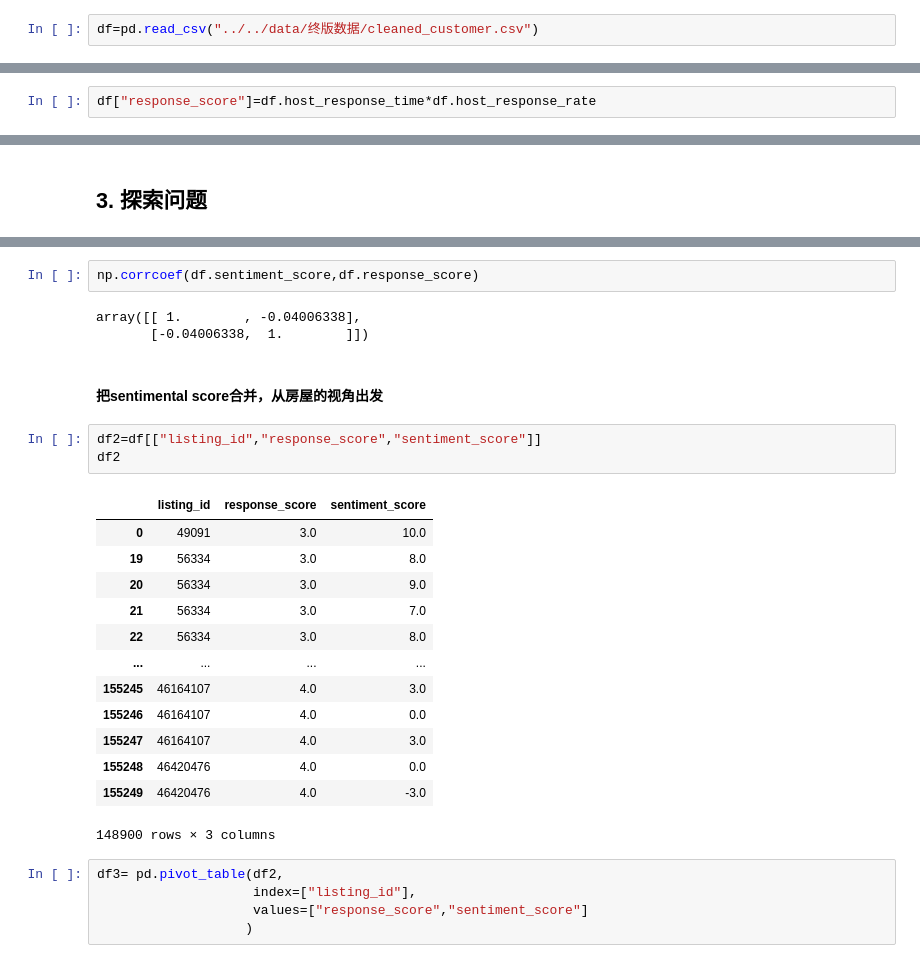
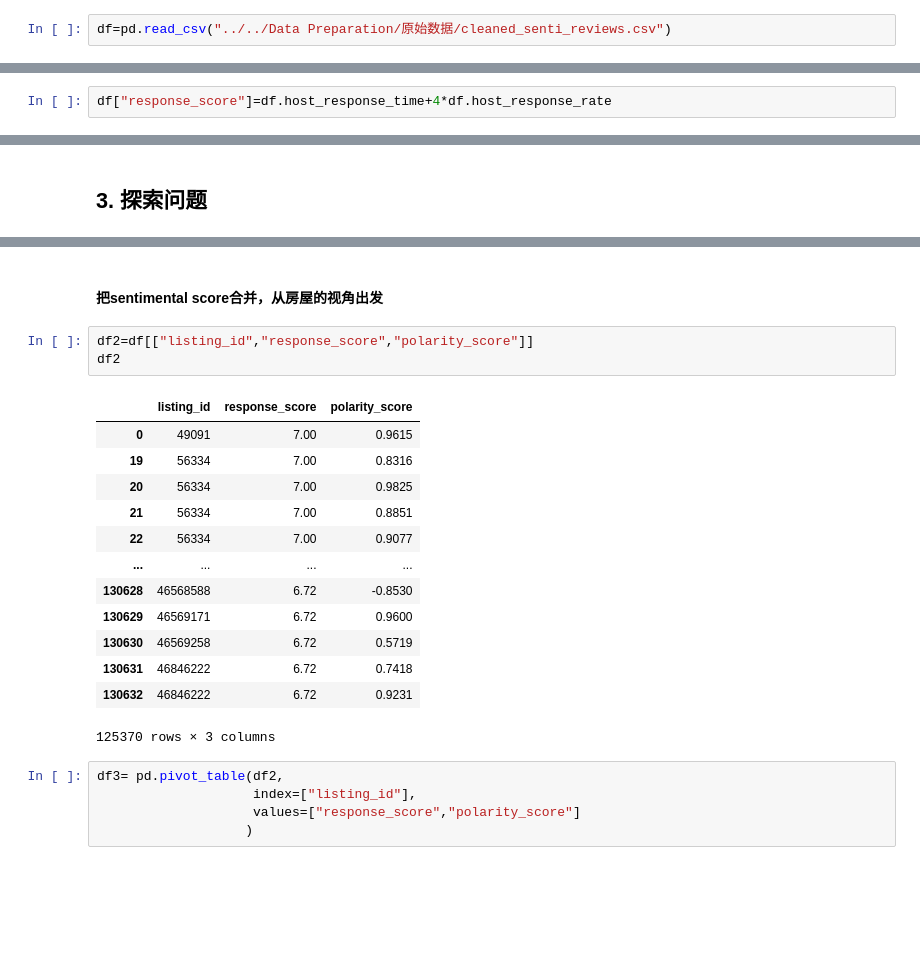
Before and after one commit to JT-H/Recommendation-System-for-Airbnb-Houses, a Jupyter notebook: EDA/Notebooks/EDA-3.ipynb, the cells around one changed output, grey strips where cells are left out. Saved outputs shown, nothing was run; the diff lists cells and outputs as text; blank space fills up the shorter version.

Commit message:
data update

```diff
--- a/EDA/Notebooks/EDA-3.ipynb
+++ b/EDA/Notebooks/EDA-3.ipynb
@@ -6,7 +6,7 @@
 import pandas as pd
 import numpy as np
 # %%
-df=pd.read_csv("../../data/终版数据/cleaned_customer.csv")
+df=pd.read_csv("../../Data Preparation/原始数据/cleaned_senti_reviews.csv")
 # %%
 df.shape
 # %% [output]
@@ -178,5 +161,5 @@ plt.show()
 # %%
-df["response_score"]=df.host_response_time*df.host_response_rate
+df["response_score"]=df.host_response_time+4*df.host_response_rate
 # %%
 df.response_score.value_counts()
 # %% [output]
@@ -218,31 +180,26 @@ plt.show()
-# %%
-np.corrcoef(df.sentiment_score,df.response_score)
-# %% [output]
-array([[ 1.        , -0.04006338],
-       [-0.04006338,  1.        ]])
 # %% [markdown]
 #### 把sentimental score合并，从房屋的视角出发
 # %%
-df2=df[["listing_id","response_score","sentiment_score"]]
+df2=df[["listing_id","response_score","polarity_score"]]
 df2
 # %% [output]
-|  | listing_id | response_score | sentiment_score |
-| 0 | 49091 | 3.0 | 10.0 |
-| 19 | 56334 | 3.0 | 8.0 |
-| 20 | 56334 | 3.0 | 9.0 |
-| 21 | 56334 | 3.0 | 7.0 |
-| 22 | 56334 | 3.0 | 8.0 |
+|  | listing_id | response_score | polarity_score |
+| 0 | 49091 | 7.00 | 0.9615 |
+| 19 | 56334 | 7.00 | 0.8316 |
+| 20 | 56334 | 7.00 | 0.9825 |
+| 21 | 56334 | 7.00 | 0.8851 |
+| 22 | 56334 | 7.00 | 0.9077 |
 | ... | ... | ... | ... |
-| 155245 | 46164107 | 4.0 | 3.0 |
-| 155246 | 46164107 | 4.0 | 0.0 |
-| 155247 | 46164107 | 4.0 | 3.0 |
-| 155248 | 46420476 | 4.0 | 0.0 |
-| 155249 | 46420476 | 4.0 | -3.0 |
+| 130628 | 46568588 | 6.72 | -0.8530 |
+| 130629 | 46569171 | 6.72 | 0.9600 |
+| 130630 | 46569258 | 6.72 | 0.5719 |
+| 130631 | 46846222 | 6.72 | 0.7418 |
+| 130632 | 46846222 | 6.72 | 0.9231 |
-148900 rows × 3 columns
+125370 rows × 3 columns
 # %%
 df3= pd.pivot_table(df2,
                     index=["listing_id"],
-                    values=["response_score","sentiment_score"]
+                    values=["response_score","polarity_score"]
                    )
 # %%
 df3
```
Also changed, not shown: parts of 29 cells of this notebook, 13 other files.
